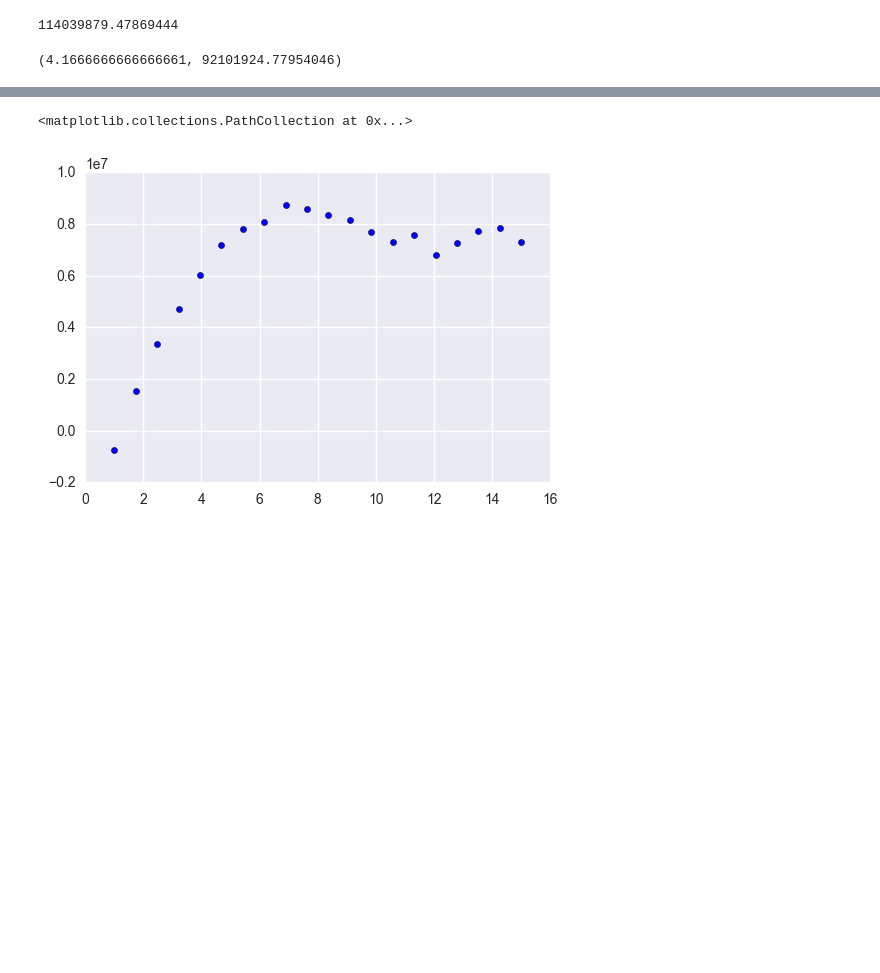
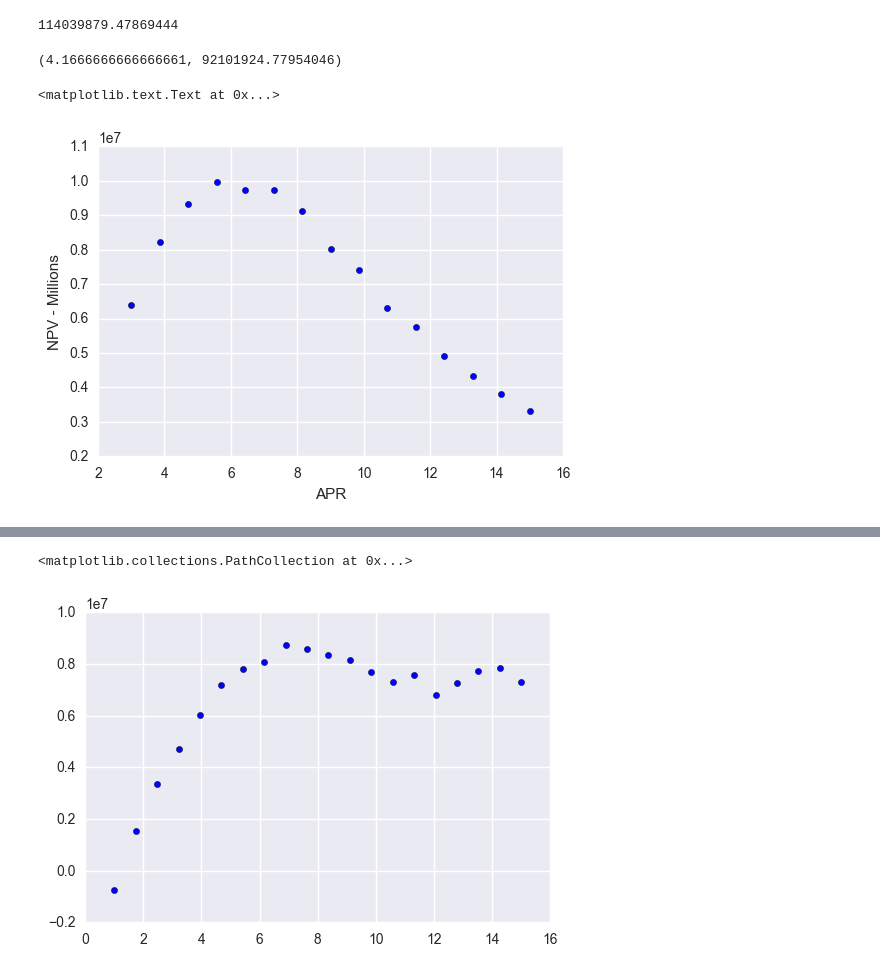
Before and after one commit to jonhilgart22/Galvanize-Data-Leadership, a Jupyter notebook: week6-Finance/Finance-Presentation-Team-8-JH.ipynb, the cells around one changed output, grey strips where cells are left out. Saved outputs shown, nothing was run; the diff lists cells and outputs as text; code cells hidden in the pictures; blank space fills up the shorter version.

Commit message:
added more graphs

```diff
--- a/week6-Finance/Finance-Presentation-Team-8-JH.ipynb
+++ b/week6-Finance/Finance-Presentation-Team-8-JH.ipynb
@@ -429,3 +429,10 @@ npv_loan_amount(npv_max,24,.056,.014)
 max(cluster_apr_npv[0] ,key=itemgetter(1))
 # %% [output]
 (4.1666666666666661, 92101924.77954046)
+# %%
+ plt.scatter(*zip(*list(list_cluster_apr_npv[28])))
+plt.ylabel('NPV - Millions')
+plt.xlabel('APR')
+# %% [output]
+<matplotlib.text.Text at 0x...>
+[figure, added]
```
Also changed, not shown: parts of 4 cells of this notebook.
